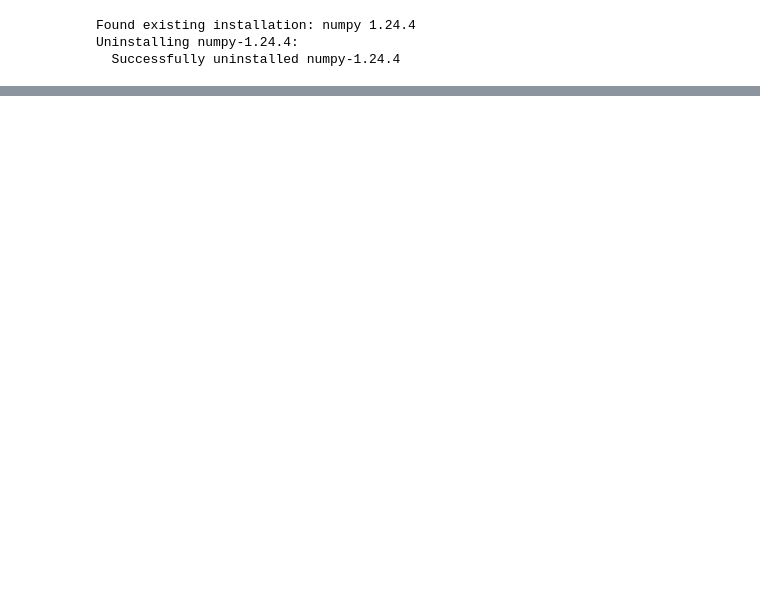
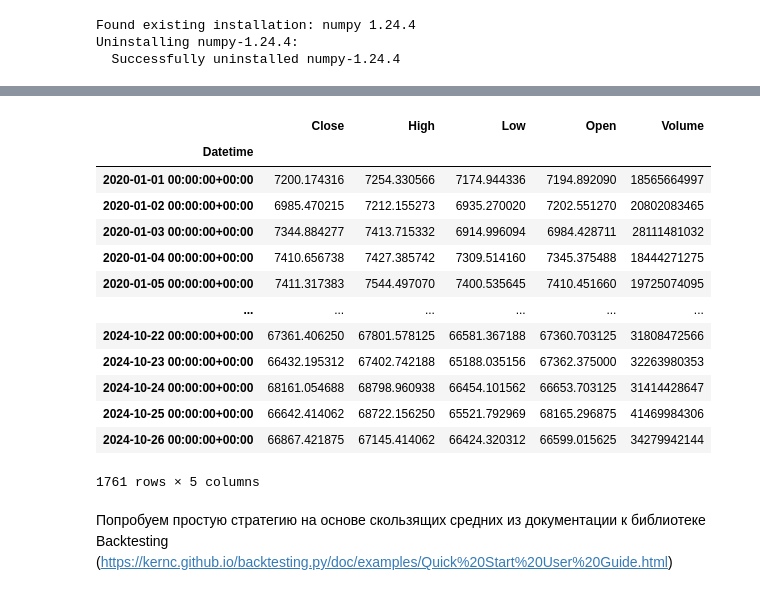
Before and after one commit to w3dip/otus-ml-finance-homework2, a Jupyter notebook: hw2.ipynb, the cells around one changed output, grey strips where cells are left out. Drawn from its saved outputs; the diff is of its cells as text; code cells hidden in the pictures; blank space fills up the shorter version.

Commit message:
added sma backtesting

```diff
--- a/hw2.ipynb
+++ b/hw2.ipynb
@@ -51,0 +78,23 @@ import pandas as pd
+# %%
+bt_df_sma = df.copy()
+#bt_df_sma = bt_df_sma.reset_index()
+bt_df_sma.columns = bt_df_sma.columns.str.capitalize()
+bt_df_sma.rename(columns={'Date': 'Datetime'}, inplace=True)
+bt_df_sma["Datetime"] = pd.to_datetime(bt_df_sma["Datetime"])
+bt_df_sma.set_index('Datetime', inplace=True)
+bt_df_sma
+# %% [output]
+|  | Close | High | Low | Open | Volume |
+| Datetime |  |  |  |  |  |
+| 2020-01-01 00:00:00+00:00 | 7200.174316 | 7254.330566 | 7174.944336 | 7194.892090 | 18565664997 |
+| 2020-01-02 00:00:00+00:00 | 6985.470215 | 7212.155273 | 6935.270020 | 7202.551270 | 20802083465 |
+| 2020-01-03 00:00:00+00:00 | 7344.884277 | 7413.715332 | 6914.996094 | 6984.428711 | 28111481032 |
+| 2020-01-04 00:00:00+00:00 | 7410.656738 | 7427.385742 | 7309.514160 | 7345.375488 | 18444271275 |
+| 2020-01-05 00:00:00+00:00 | 7411.317383 | 7544.497070 | 7400.535645 | 7410.451660 | 19725074095 |
+| ... | ... | ... | ... | ... | ... |
+| 2024-10-22 00:00:00+00:00 | 67361.406250 | 67801.578125 | 66581.367188 | 67360.703125 | 31808472566 |
+| 2024-10-23 00:00:00+00:00 | 66432.195312 | 67402.742188 | 65188.035156 | 67362.375000 | 32263980353 |
+| 2024-10-24 00:00:00+00:00 | 68161.054688 | 68798.960938 | 66454.101562 | 66653.703125 | 31414428647 |
+| 2024-10-25 00:00:00+00:00 | 66642.414062 | 68722.156250 | 65521.792969 | 68165.296875 | 41469984306 |
+| 2024-10-26 00:00:00+00:00 | 66867.421875 | 67145.414062 | 66424.320312 | 66599.015625 | 34279942144 |
+1761 rows × 5 columns
@@ -51,0 +107,2 @@ import pandas as pd
+# %% [markdown]
+Попробуем простую стратегию на основе скользящих средних из документации к библиотеке Backtesting (https://kernc.github.io/backtesting.py/doc/examples/Quick%20Start%20User%20Guide.html)
```
Also changed, not shown: parts of 19 cells of this notebook.
